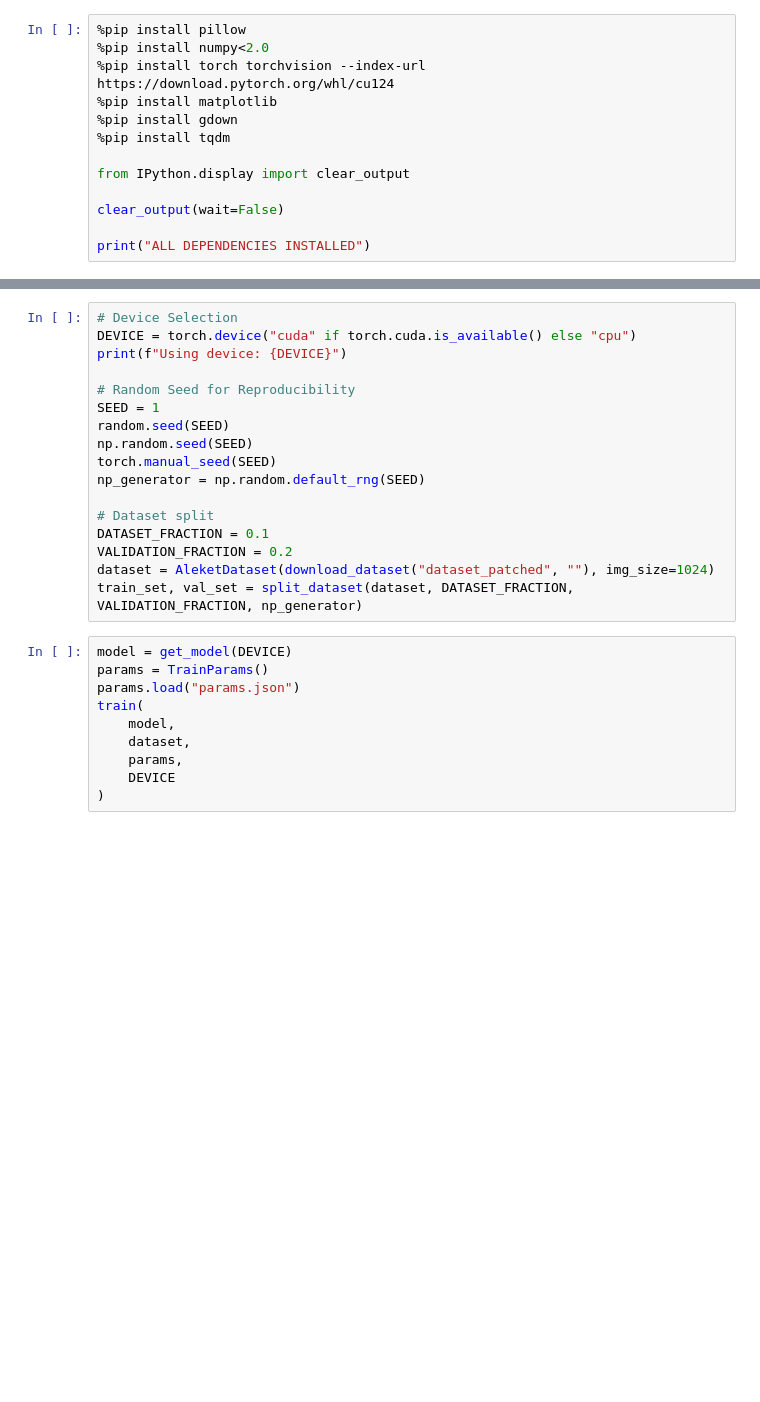
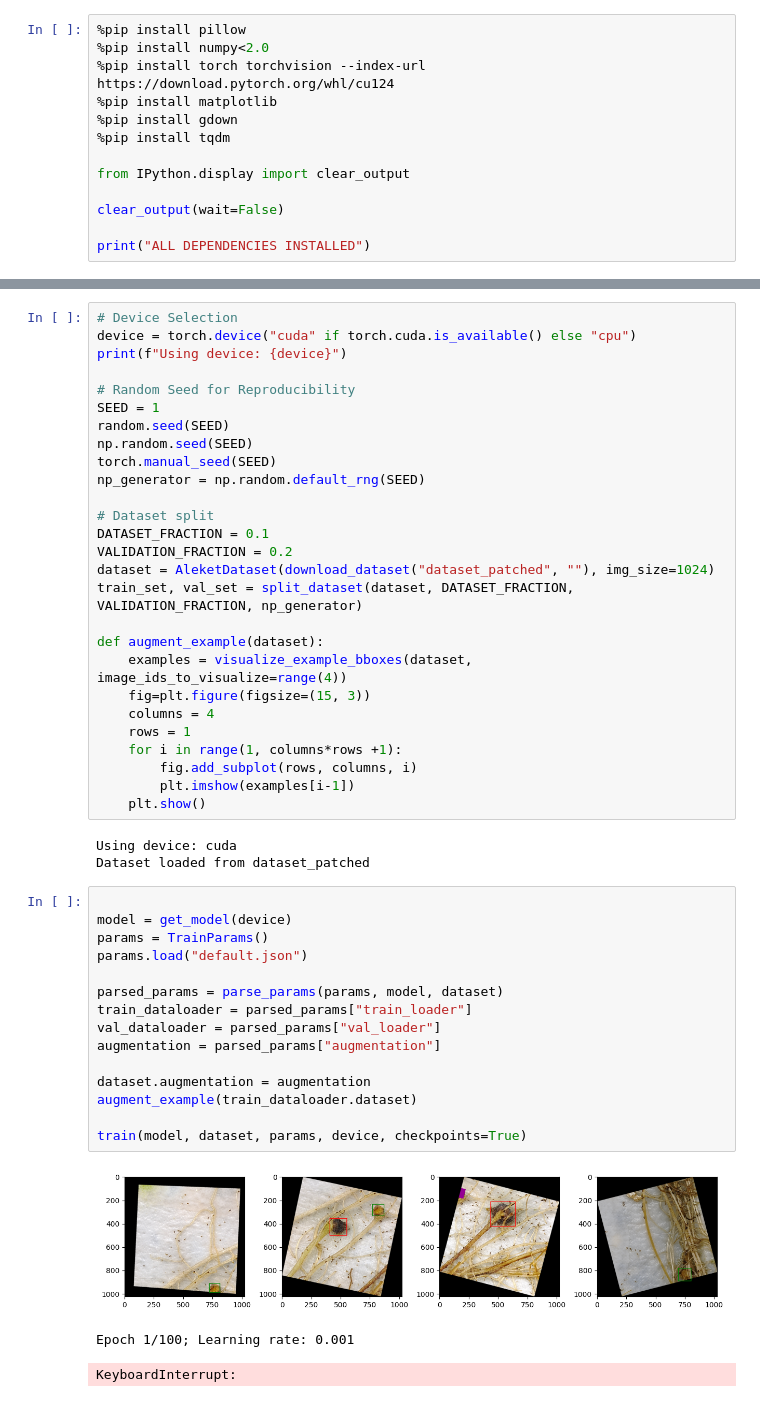
Before and after one commit to maximusjv/AleketML, a Jupyter notebook: aleket.ipynb, the cells around one changed output, grey strips where cells are left out. Cells and saved outputs as stored; diff of their text form; blank space fills up the shorter version.

Commit message:
train loop to choose parameters

```diff
--- a/aleket.ipynb
+++ b/aleket.ipynb
@@ -33,7 +34,7 @@ from utils import get_model
 # %%
 # Device Selection
-DEVICE = torch.device("cuda" if torch.cuda.is_available() else "cpu")
-print(f"Using device: {DEVICE}")
+device = torch.device("cuda" if torch.cuda.is_available() else "cpu")
+print(f"Using device: {device}")
 
 # Random Seed for Reproducibility
 SEED = 1
@@ -47,13 +48,35 @@ DATASET_FRACTION = 0.1
 VALIDATION_FRACTION = 0.2
 dataset = AleketDataset(download_dataset("dataset_patched", ""), img_size=1024)
 train_set, val_set = split_dataset(dataset, DATASET_FRACTION, VALIDATION_FRACTION, np_generator)
+
+def augment_example(dataset):
+    examples = visualize_example_bboxes(dataset, image_ids_to_visualize=range(4))
+    fig=plt.figure(figsize=(15, 3))
+    columns = 4
+    rows = 1
+    for i in range(1, columns*rows +1):
+        fig.add_subplot(rows, columns, i)
+        plt.imshow(examples[i-1])
+    plt.show()
+# %% [output]
+Using device: cuda
+Dataset loaded from dataset_patched
-# %%
-model = get_model(DEVICE)
-params = TrainParams()
-params.load("params.json")
-train(
-    model,
-    dataset,
-    params,
-    DEVICE
-)
+# %%
+
+model = get_model(device)
+params = TrainParams()
+params.load("default.json")
+
+parsed_params = parse_params(params, model, dataset)
+train_dataloader = parsed_params["train_loader"]
+val_dataloader = parsed_params["val_loader"]
+augmentation = parsed_params["augmentation"]
+
+dataset.augmentation = augmentation
+augment_example(train_dataloader.dataset)
+
+train(model, dataset, params, device, checkpoints=True)
+# %% [output]
+[figure, added]
+Epoch 1/100; Learning rate: 0.001
+KeyboardInterrupt:
```
Also changed, not shown: parts of 4 cells of this notebook, 4 other files.
